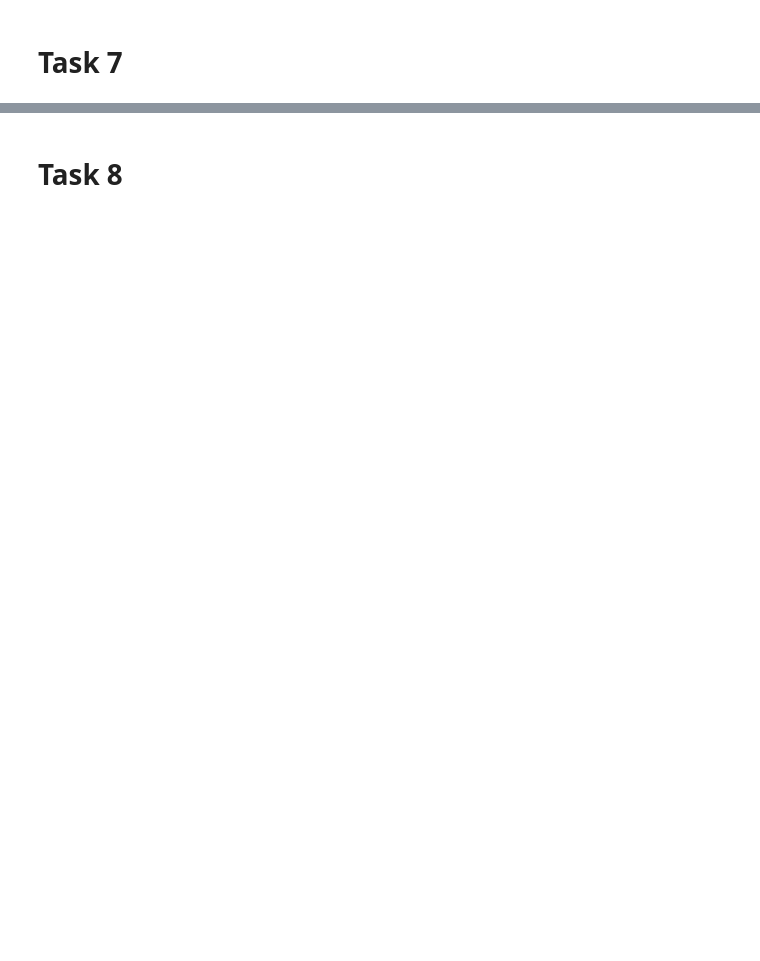
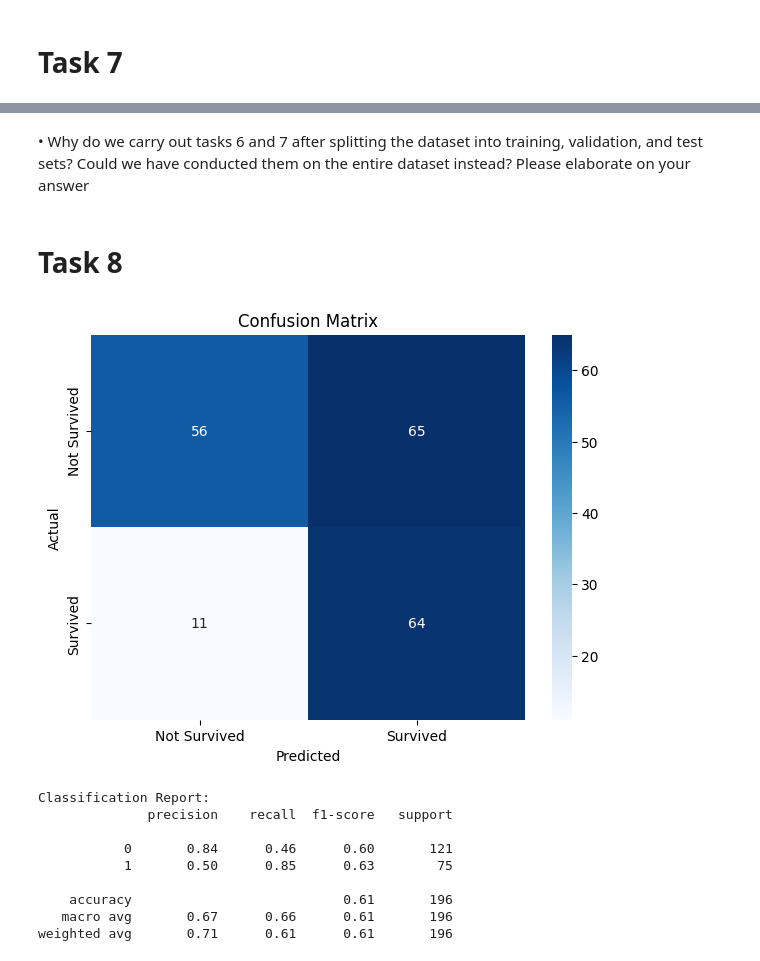
Before and after one commit to cayetana-h/ML-fundamentals-2025, a Jupyter notebook: first_assignment/assignment_1_cayetana_hinostroza.ipynb, the cells around one changed output, grey strips where cells are left out. Drawn from its saved outputs; the diff is of its cells as text; code cells hidden in the pictures; blank space fills up the shorter version.

Commit message:
all tasks, draft

```diff
--- a/first_assignment/assignment_1_cayetana_hinostroza.ipynb
+++ b/first_assignment/assignment_1_cayetana_hinostroza.ipynb
@@ -669,2 +827,41 @@ Standardization usually works better for data that is uniformly distributed beca
+# %% [markdown]
+• Why do we carry out tasks 6 and 7 after splitting the dataset into training, validation, and test sets? Could
+we have conducted them on the entire dataset instead? Please elaborate on your answer
 # %% [markdown]
 # Task 8
+# %%
+from sklearn.linear_model import LogisticRegression
+from sklearn.metrics import accuracy_score, confusion_matrix
+
+logreg = LogisticRegression(max_iter=1000)
+logreg.fit(X_train_selection, Y_train_ADASYN)
+
+Y_val_pred = logreg.predict(X_val_selection)
+# %%
+import seaborn as sns
+import matplotlib.pyplot as plt
+from sklearn.metrics import confusion_matrix, classification_report
+
+cm = confusion_matrix(Y_val, Y_val_pred)
+
+plt.figure(figsize=(7, 5))
+sns.heatmap(cm, annot=True, fmt='d', cmap='Blues', xticklabels=['Not Survived', 'Survived'], yticklabels=['Not Survived', 'Survived'])
+plt.xlabel('Predicted')
+plt.ylabel('Actual')
+plt.title('Confusion Matrix')
+plt.show()
+
+# resulst
+print("Classification Report:")
+print(classification_report(Y_val, Y_val_pred))
+# %% [output]
+[figure, added]
+Classification Report:
+              precision    recall  f1-score   support
+
+           0       0.84      0.46      0.60       121
+           1       0.50      0.85      0.63        75
+
+    accuracy                           0.61       196
+   macro avg       0.67      0.66      0.61       196
+weighted avg       0.71      0.61      0.61       196
```
Also changed, not shown: parts of 32 cells of this notebook.
